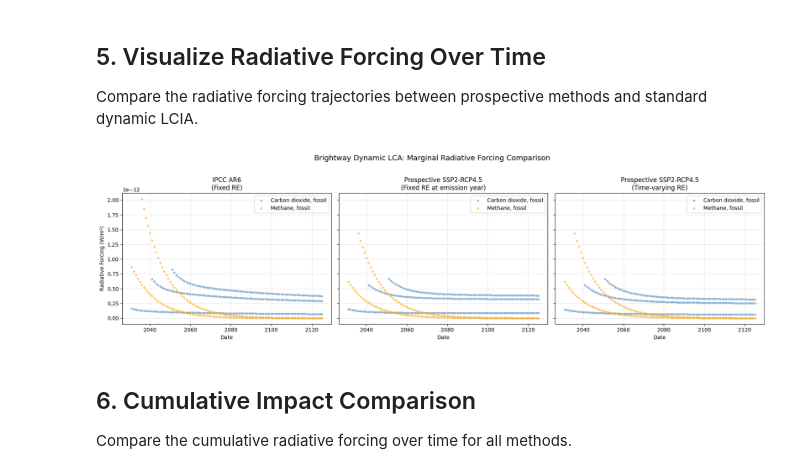
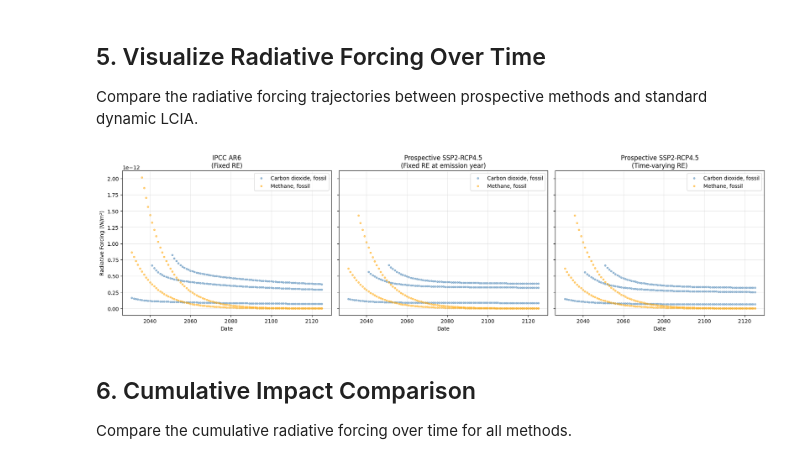
Before and after one commit to brightway-lca/dynamic_characterization, a Jupyter notebook: notebooks/prospective_dynamic_lcia_demo.ipynb, the cells around one changed output. Cells and saved outputs as stored; diff of their text form; code cells hidden in the pictures.

Commit message:
update prospective notebook

```diff
--- a/notebooks/prospective_dynamic_lcia_demo.ipynb
+++ b/notebooks/prospective_dynamic_lcia_demo.ipynb
@@ -106,9 +96,9 @@ timeline = tlca.build_timeline()
 timeline.build_dataframe()
 
 # Get the dynamic inventory
-bw_dynamic_inventory = timeline.df
-print(f"Dynamic inventory from bw_temporalis: {len(bw_dynamic_inventory)} emission events")
-bw_dynamic_inventory
+dynamic_inventory = timeline.df
+
+dynamic_inventory
 # %% [output]
 Starting graph traversal
 Calculation count: 0
@@ -130,9 +119,12 @@ For comparison, we also run standard dynamic LCIA using IPCC AR6 parameters.
 # %%
+from dynamic_characterization import characterize
+import dynamic_characterization.prospective as prospective
+
 time_horizon = 100
 
 # Characterize with IPCC AR6 (using the base LCIA method to auto-map flows)
-bw_ipcc_characterized = characterize(
-    bw_dynamic_inventory,
+ipcc_characterized = characterize(
+    dynamic_inventory,
     metric="radiative_forcing",
     base_lcia_method=method,
     time_horizon=time_horizon,
@@ -143,8 +135,8 @@ bw_ipcc_characterized = characterize(
 prospective.set_scenario(iam="MESSAGE", ssp="SSP2", rcp="4.5")
 
 # Characterize with Prospective - fixed RE (standard approach)
-bw_prospective_fixed_re = characterize(
-    bw_dynamic_inventory,
+prospective_fixed_re = characterize(
+    dynamic_inventory,
     metric="prospective_radiative_forcing",
     base_lcia_method=method,
     time_horizon=time_horizon,
@@ -153,8 +145,8 @@ bw_prospective_fixed_re = characterize(
 )
 
 # Characterize with Prospective - time-varying RE
-bw_prospective_varying_re = characterize(
-    bw_dynamic_inventory,
+prospective_varying_re = characterize(
+    dynamic_inventory,
     metric="prospective_radiative_forcing",
     base_lcia_method=method,
     time_horizon=time_horizon,
@@ -162,7 +154,7 @@ bw_prospective_varying_re = characterize(
     time_varying_re=True,  # RE evolves over decay period
 )
 
-print(f"IPCC AR6 characterized: {len(bw_ipcc_characterized)} rows")
-print(f"Prospective (fixed RE) characterized: {len(bw_prospective_fixed_re)} rows")
-print(f"Prospective (varying RE) characterized: {len(bw_prospective_varying_re)} rows")
+print(f"IPCC AR6 characterized: {len(ipcc_characterized)} rows")
+print(f"Prospective (fixed RE) characterized: {len(prospective_fixed_re)} rows")
+print(f"Prospective (varying RE) characterized: {len(prospective_varying_re)} rows")
 # %% [output]
@@ -177,6 +169,8 @@ Prospective (varying RE) characterized: 440 rows
 
 Compare the radiative forcing trajectories between prospective methods and standard dynamic LCIA.
 # %%
+import matplotlib.pyplot as plt
+
 # Get flow names for legend using the remapping dict
 biosphere_map = lca.remapping_dicts["biosphere"]
 flow_names = {}
@@ -185,7 +179,7 @@ for flow_id, key in biosphere_map.items():
     flow_names[flow_id] = node["name"]
 
 # Get unique flows and colors
-flows = bw_ipcc_characterized["flow"].unique()
+flows = ipcc_characterized["flow"].unique()
 colors = ['steelblue', 'orange', 'green', 'red']
 
 # Create comparison scatter plot (3 subplots) using actual dates
@@ -193,43 +187,42 @@ fig, axes = plt.subplots(1, 3, figsize=(18, 5), sharey=True)
 
 # IPCC AR6 subplot
 for i, flow in enumerate(flows):
-    flow_data = bw_ipcc_characterized[bw_ipcc_characterized["flow"] == flow]
+    flow_data = ipcc_characterized[ipcc_characterized["flow"] == flow]
     label = flow_names.get(flow, f"Flow {flow}")
     axes[0].scatter(flow_data["date"], flow_data["amount"],
                     alpha=0.5, s=10, color=colors[i % len(colors)], label=label)
 axes[0].set_xlabel("Date")
 axes[0].set_ylabel("Radiative Forcing (W/m²)")
 axes[0].set_title("IPCC AR6\n(Fixed RE)")
 axes[0].legend()
 axes[0].grid(True, alpha=0.3)
 
 # Prospective fixed RE subplot
 for i, flow in enumerate(flows):
-    flow_data = bw_prospective_fixed_re[bw_prospective_fixed_re["flow"] == flow]
+    flow_data = prospective_fixed_re[prospective_fixed_re["flow"] == flow]
     label = flow_names.get(flow, f"Flow {flow}")
     axes[1].scatter(flow_data["date"], flow_data["amount"],
                     alpha=0.5, s=10, color=colors[i % len(colors)], label=label)
 axes[1].set_xlabel("Date")
 axes[1].set_title("Prospective SSP2-RCP4.5\n(Fixed RE at emission year)")
 axes[1].legend()
 axes[1].grid(True, alpha=0.3)
 
 # Prospective varying RE subplot
 for i, flow in enumerate(flows):
-    flow_data = bw_prospective_varying_re[bw_prospective_varying_re["flow"] == flow]
+    flow_data = prospective_varying_re[prospective_varying_re["flow"] == flow]
     label = flow_names.get(flow, f"Flow {flow}")
     axes[2].scatter(flow_data["date"], flow_data["amount"],
                     alpha=0.5, s=10, color=colors[i % len(colors)], label=label)
 axes[2].set_xlabel("Date")
 axes[2].set_title("Prospective SSP2-RCP4.5\n(Time-varying RE)")
 axes[2].legend()
 axes[2].grid(True, alpha=0.3)
 
-plt.suptitle("Brightway Dynamic LCA: Marginal Radiative Forcing Comparison", fontsize=14, y=1.02)
 plt.tight_layout()
 plt.show()
 # %% [output]
-[figure, old version]
+[figure, new version]
 # %% [markdown]
 ## 6. Cumulative Impact Comparison
 
```
Also changed, not shown: parts of 12 cells of this notebook, 1 other file.
